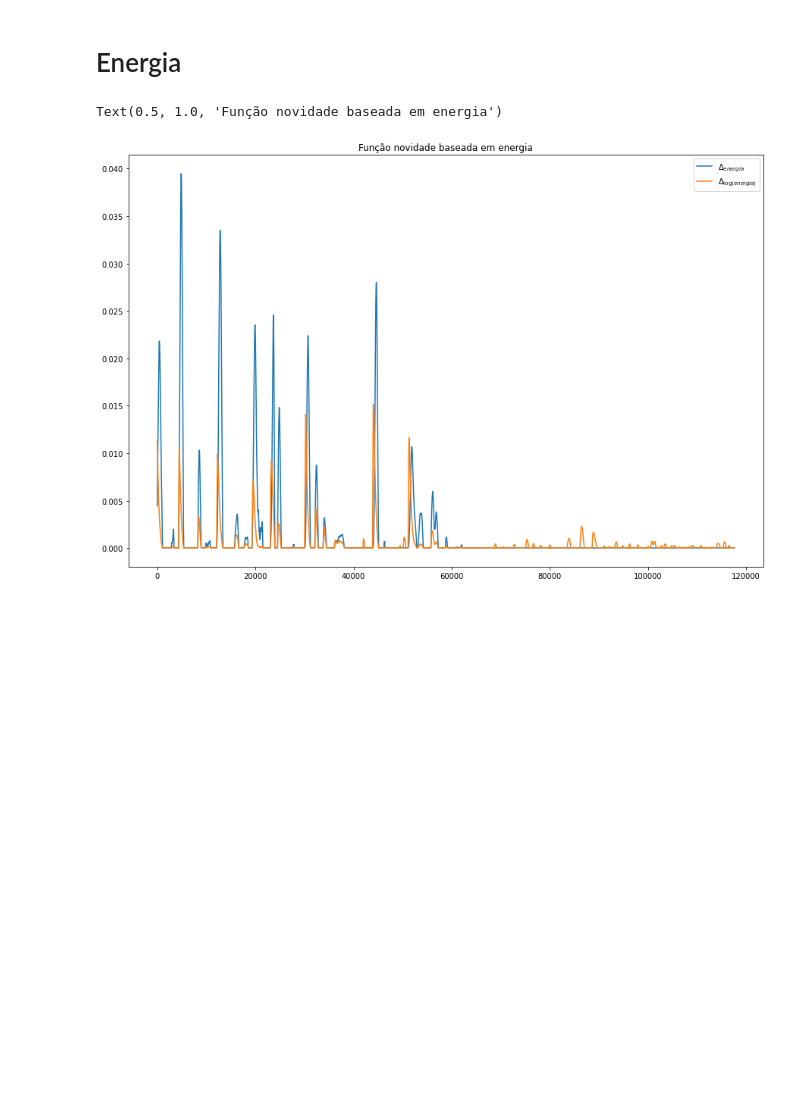
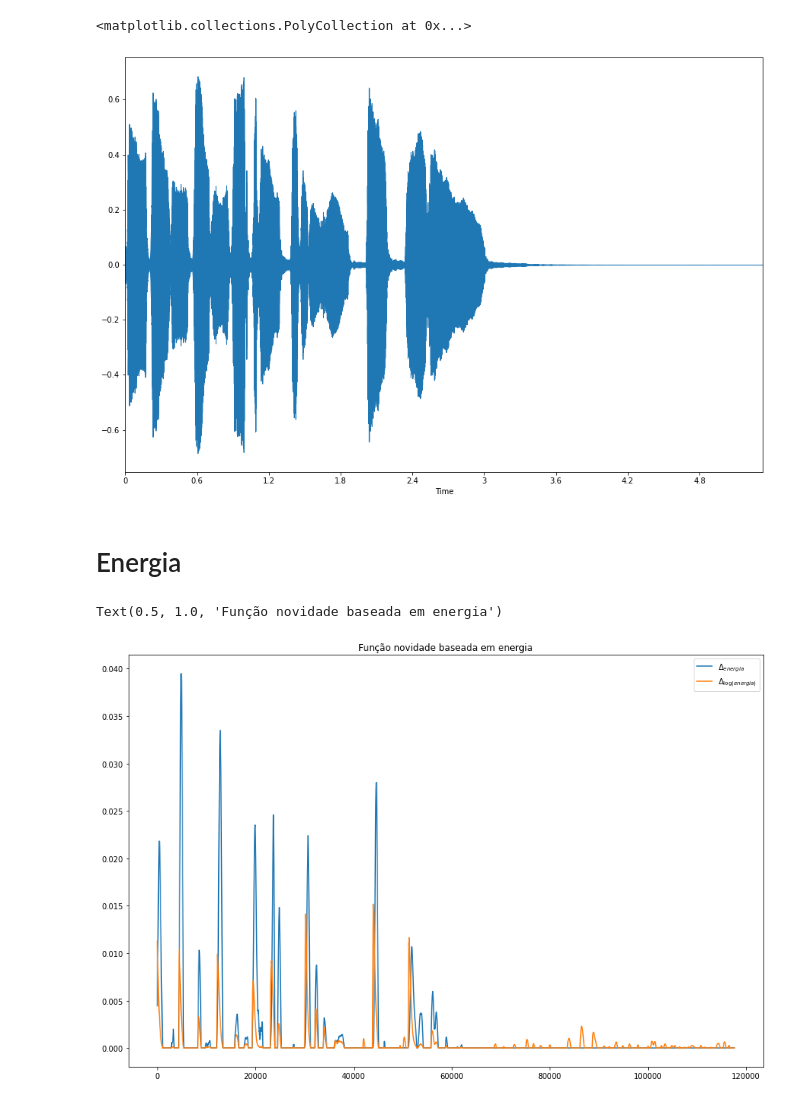
Before and after one commit to giovana-morais/blog_code, a Jupyter notebook: onset_detection/funcoes_novidade.ipynb, the cells around one changed output. Cells and saved outputs as stored; diff of their text form; code cells hidden in the pictures; blank space fills up the shorter version.

```diff
--- a/onset_detection/funcoes_novidade.ipynb
+++ b/onset_detection/funcoes_novidade.ipynb
@@ -61,3 +87,10 @@ x, fs = librosa.load(librosa.util.example('trumpet'))
+# %%
+librosa.display.waveplot(x)
+#plt.title("Trumpet loop")
+#plt.savefig(os.path.join(dest_path, 'waveform.png'))
+# %% [output]
+<matplotlib.collections.PolyCollection at 0x...>
+[figure, added]
 # %% [markdown]
 # Energia
 # %%
```
Also changed, not shown: parts of 9 cells of this notebook.
